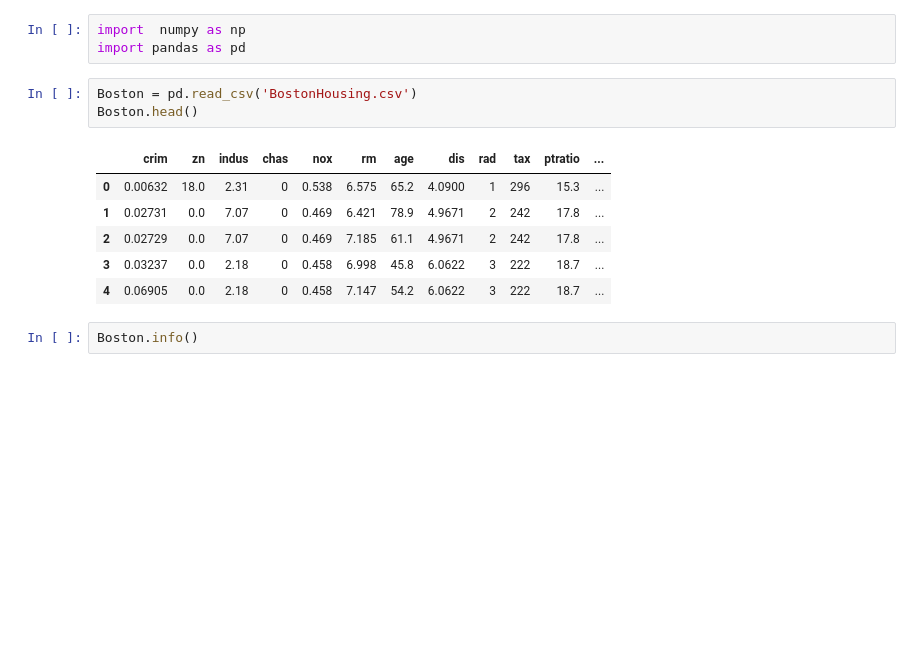
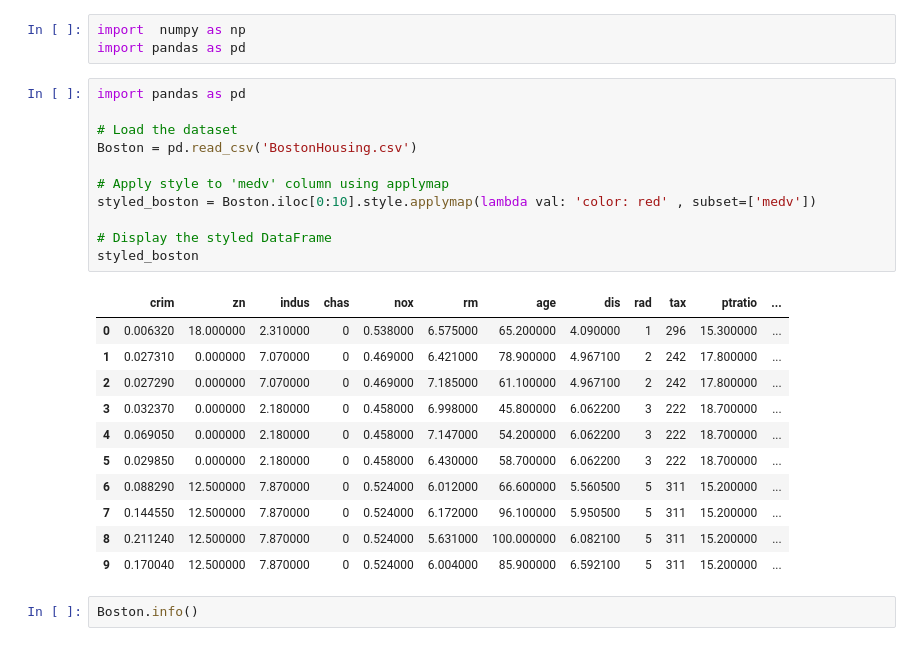
Before and after one commit to alibagheribardi/Regression, a Jupyter notebook: Regression_1.ipynb, the cells around one changed output. Saved outputs shown, nothing was run; the diff lists cells and outputs as text; blank space fills up the shorter version.

```diff
--- a/Regression_1.ipynb
+++ b/Regression_1.ipynb
@@ -33,16 +33,29 @@ $$
 # %%
 import  numpy as np
 import pandas as pd
-# %%
-Boston = pd.read_csv('BostonHousing.csv')
-Boston.head()
-# %% [output]
-|  | crim | zn | indus | chas | nox | rm | age | dis | rad | tax | ptratio | ... |
-| 0 | 0.00632 | 18.0 | 2.31 | 0 | 0.538 | 6.575 | 65.2 | 4.0900 | 1 | 296 | 15.3 | ... |
-| 1 | 0.02731 | 0.0 | 7.07 | 0 | 0.469 | 6.421 | 78.9 | 4.9671 | 2 | 242 | 17.8 | ... |
-| 2 | 0.02729 | 0.0 | 7.07 | 0 | 0.469 | 7.185 | 61.1 | 4.9671 | 2 | 242 | 17.8 | ... |
-| 3 | 0.03237 | 0.0 | 2.18 | 0 | 0.458 | 6.998 | 45.8 | 6.0622 | 3 | 222 | 18.7 | ... |
-| 4 | 0.06905 | 0.0 | 2.18 | 0 | 0.458 | 7.147 | 54.2 | 6.0622 | 3 | 222 | 18.7 | ... |
+# %%
+import pandas as pd
+
+# Load the dataset
+Boston = pd.read_csv('BostonHousing.csv')
+
+# Apply style to 'medv' column using applymap
+styled_boston = Boston.iloc[0:10].style.applymap(lambda val: 'color: red' , subset=['medv'])
+
+# Display the styled DataFrame
+styled_boston
+# %% [output]
+|  | crim | zn | indus | chas | nox | rm | age | dis | rad | tax | ptratio | ... |
+| 0 | 0.006320 | 18.000000 | 2.310000 | 0 | 0.538000 | 6.575000 | 65.200000 | 4.090000 | 1 | 296 | 15.300000 | ... |
+| 1 | 0.027310 | 0.000000 | 7.070000 | 0 | 0.469000 | 6.421000 | 78.900000 | 4.967100 | 2 | 242 | 17.800000 | ... |
+| 2 | 0.027290 | 0.000000 | 7.070000 | 0 | 0.469000 | 7.185000 | 61.100000 | 4.967100 | 2 | 242 | 17.800000 | ... |
+| 3 | 0.032370 | 0.000000 | 2.180000 | 0 | 0.458000 | 6.998000 | 45.800000 | 6.062200 | 3 | 222 | 18.700000 | ... |
+| 4 | 0.069050 | 0.000000 | 2.180000 | 0 | 0.458000 | 7.147000 | 54.200000 | 6.062200 | 3 | 222 | 18.700000 | ... |
+| 5 | 0.029850 | 0.000000 | 2.180000 | 0 | 0.458000 | 6.430000 | 58.700000 | 6.062200 | 3 | 222 | 18.700000 | ... |
+| 6 | 0.088290 | 12.500000 | 7.870000 | 0 | 0.524000 | 6.012000 | 66.600000 | 5.560500 | 5 | 311 | 15.200000 | ... |
+| 7 | 0.144550 | 12.500000 | 7.870000 | 0 | 0.524000 | 6.172000 | 96.100000 | 5.950500 | 5 | 311 | 15.200000 | ... |
+| 8 | 0.211240 | 12.500000 | 7.870000 | 0 | 0.524000 | 5.631000 | 100.000000 | 6.082100 | 5 | 311 | 15.200000 | ... |
+| 9 | 0.170040 | 12.500000 | 7.870000 | 0 | 0.524000 | 6.004000 | 85.900000 | 6.592100 | 5 | 311 | 15.200000 | ... |
 # %%
 Boston.info()
 # %% [output]
```
